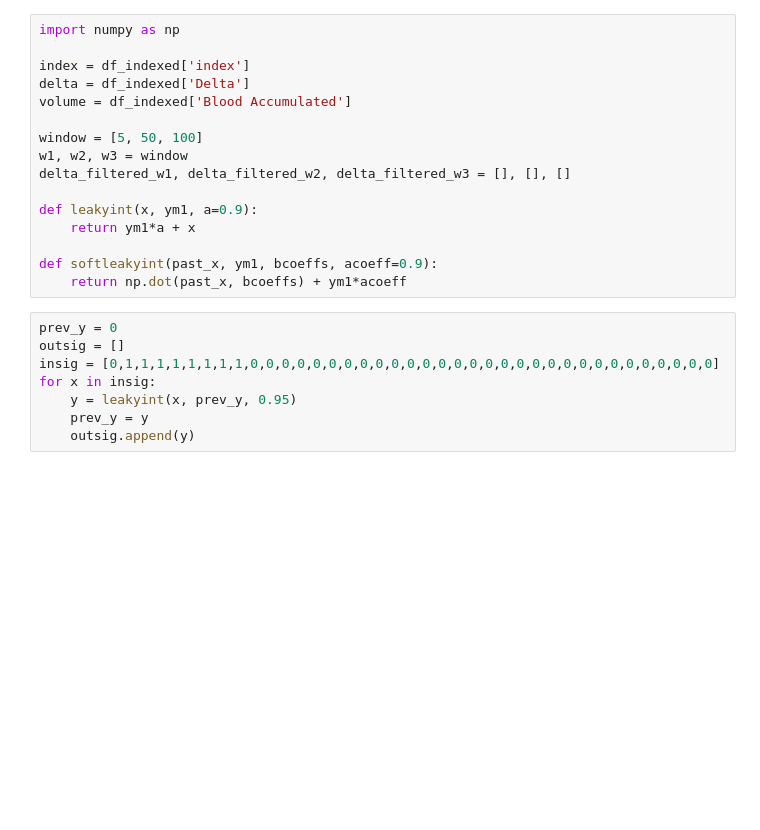
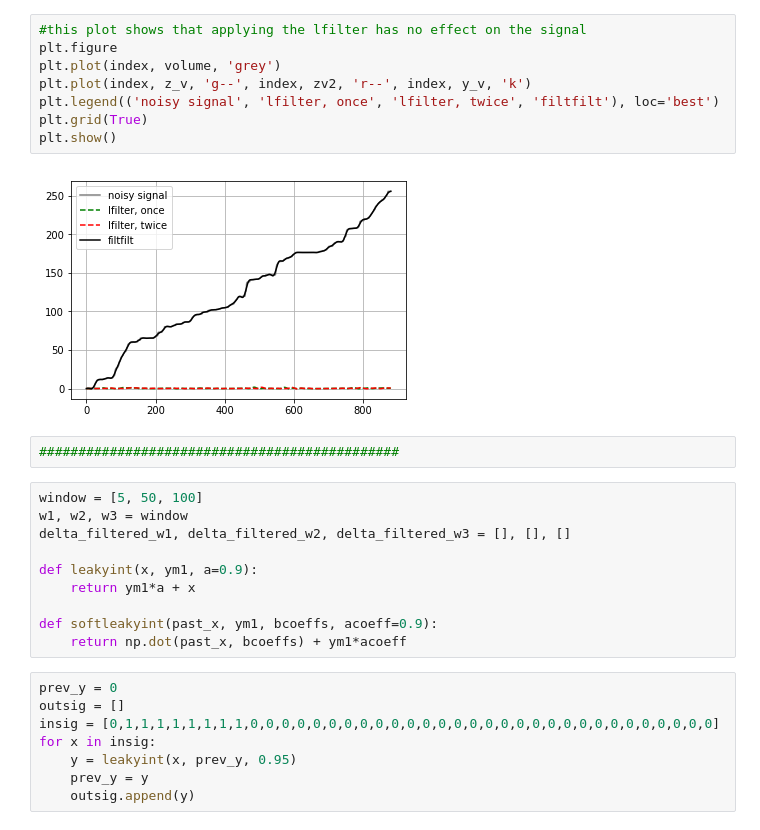
Before and after one commit to SasanMatinfar/Development-of-a-Complete-System-for-Sonification-of-Bleeding-Measurements, a Jupyter notebook: Sonification of Bleeding with Moving Average.ipynb, the cells around one changed output. Cells and saved outputs as stored; diff of their text form; blank space fills up the shorter version.

```diff
--- a/Sonification of Bleeding with Moving Average.ipynb
+++ b/Sonification of Bleeding with Moving Average.ipynb
@@ -40,10 +43,16 @@ for i in range(index.size):
+# %%
+#this plot shows that applying the lfilter has no effect on the signal
+plt.figure
+plt.plot(index, volume, 'grey')
+plt.plot(index, z_v, 'g--', index, zv2, 'r--', index, y_v, 'k')
+plt.legend(('noisy signal', 'lfilter, once', 'lfilter, twice', 'filtfilt'), loc='best')
+plt.grid(True)
+plt.show()
+# %% [output]
+[figure, added]
+# %%
+##############################################
 # %%
-import numpy as np
-
-index = df_indexed['index']
-delta = df_indexed['Delta']
-volume = df_indexed['Blood Accumulated']
-
 window = [5, 50, 100]
 w1, w2, w3 = window
 delta_filtered_w1, delta_filtered_w2, delta_filtered_w3 = [], [], []
```
Also changed, not shown: parts of 14 cells of this notebook.
